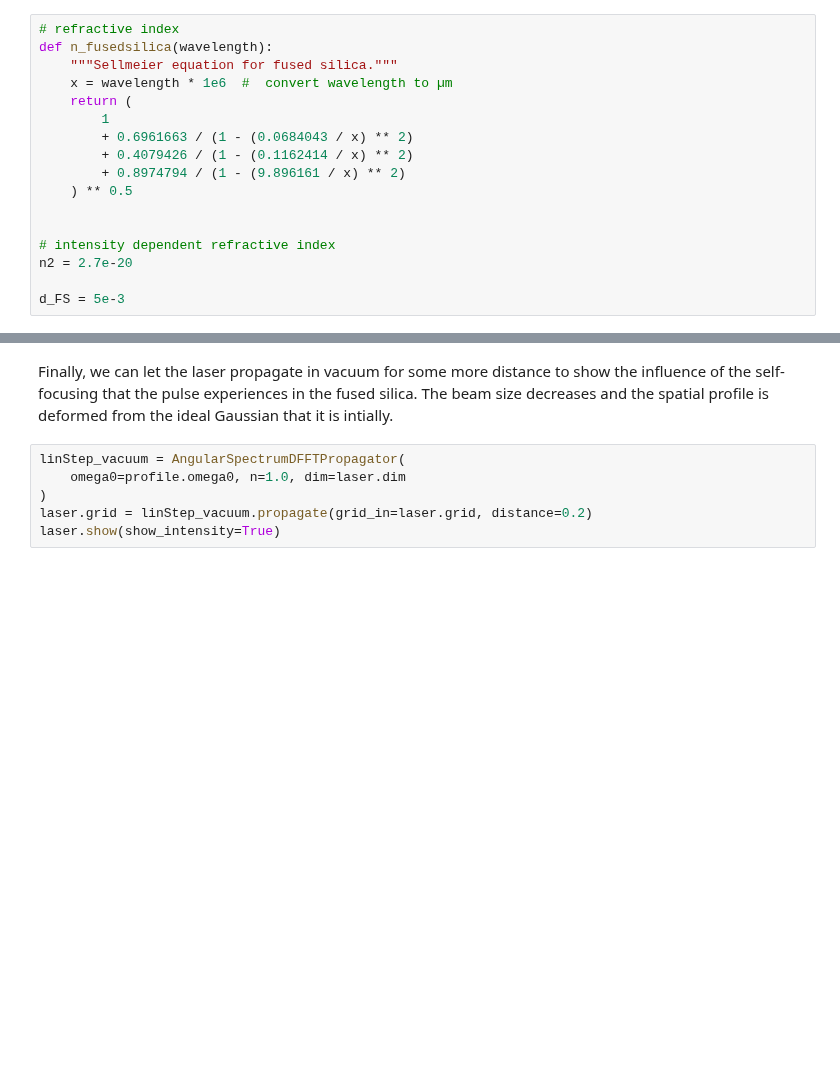
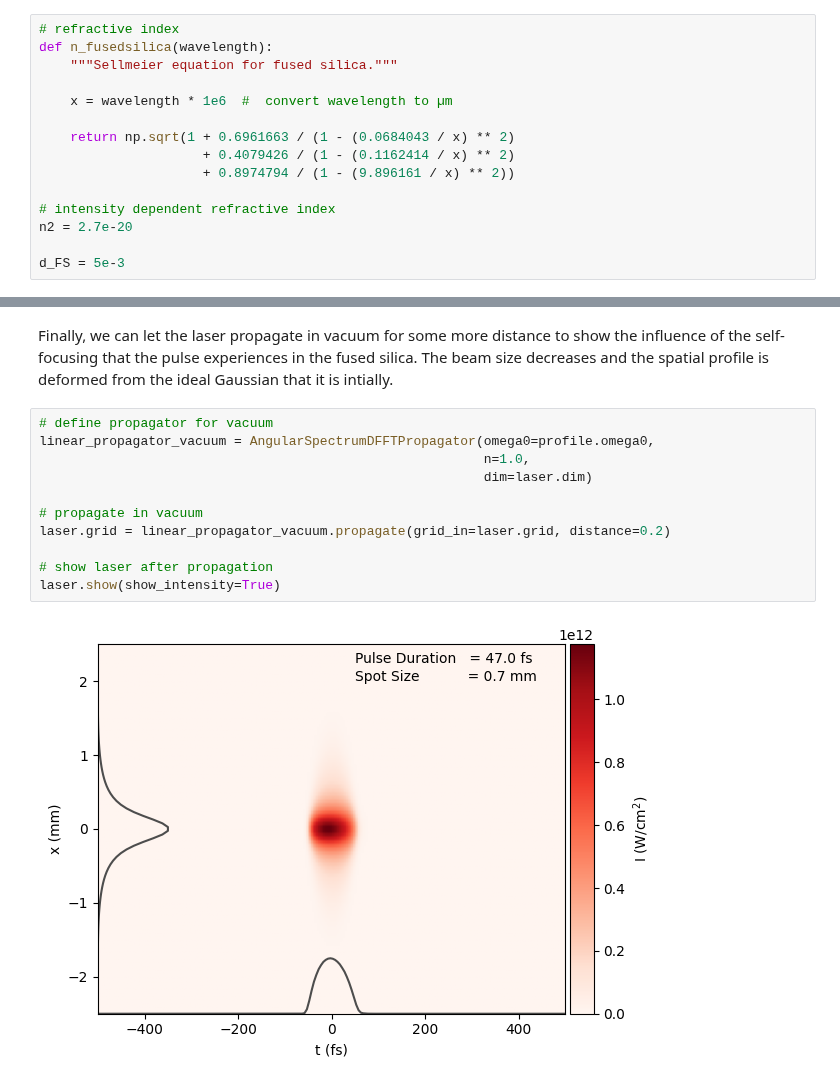
Before and after one commit to LASY-org/lasy, a Jupyter notebook: docs/source/tutorials/nonlinear_propagation_split_step.ipynb, the cells around one changed output, grey strips where cells are left out. Cells and saved outputs as stored; diff of their text form; blank space fills up the shorter version.

```diff
--- a/docs/source/tutorials/nonlinear_propagation_split_step.ipynb
+++ b/docs/source/tutorials/nonlinear_propagation_split_step.ipynb
@@ -63,14 +65,12 @@ At this point we can also define the thickness of the fused silica window that w
 # refractive index
 def n_fusedsilica(wavelength):
     """Sellmeier equation for fused silica."""
+
     x = wavelength * 1e6  #  convert wavelength to µm
-    return (
-        1
-        + 0.6961663 / (1 - (0.0684043 / x) ** 2)
-        + 0.4079426 / (1 - (0.1162414 / x) ** 2)
-        + 0.8974794 / (1 - (9.896161 / x) ** 2)
-    ) ** 0.5
 
+    return np.sqrt(1 + 0.6961663 / (1 - (0.0684043 / x) ** 2)
+                     + 0.4079426 / (1 - (0.1162414 / x) ** 2)
+                     + 0.8974794 / (1 - (9.896161 / x) ** 2))
 
 # intensity dependent refractive index
 n2 = 2.7e-20
@@ -146,8 +159,15 @@ We can clearly see how the spectrum broadens and how the phase is affected by th
 # %% [markdown]
 Finally, we can let the laser propagate in vacuum for some more distance to show the influence of the self-focusing that the pulse experiences in the fused silica. The beam size decreases and the spatial profile is deformed from the ideal Gaussian that it is intially.
 # %%
-linStep_vacuum = AngularSpectrumDFFTPropagator(
-    omega0=profile.omega0, n=1.0, dim=laser.dim
-)
-laser.grid = linStep_vacuum.propagate(grid_in=laser.grid, distance=0.2)
+# define propagator for vacuum
+linear_propagator_vacuum = AngularSpectrumDFFTPropagator(omega0=profile.omega0,
+                                                         n=1.0,
+                                                         dim=laser.dim)
+
+# propagate in vacuum
+laser.grid = linear_propagator_vacuum.propagate(grid_in=laser.grid, distance=0.2)
+
+# show laser after propagation
 laser.show(show_intensity=True)
+# %% [output]
+[figure, added]
```
Also changed, not shown: parts of 8 cells of this notebook.
